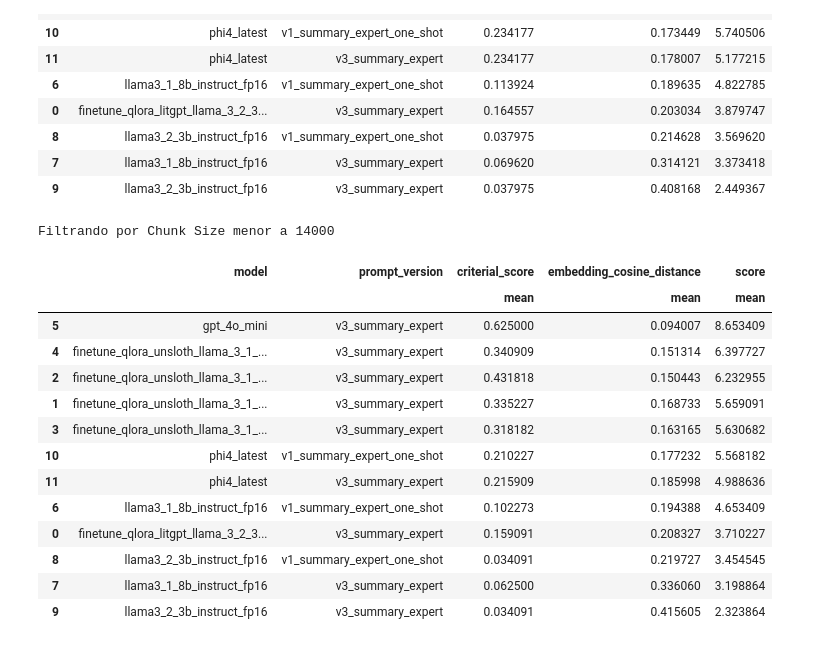
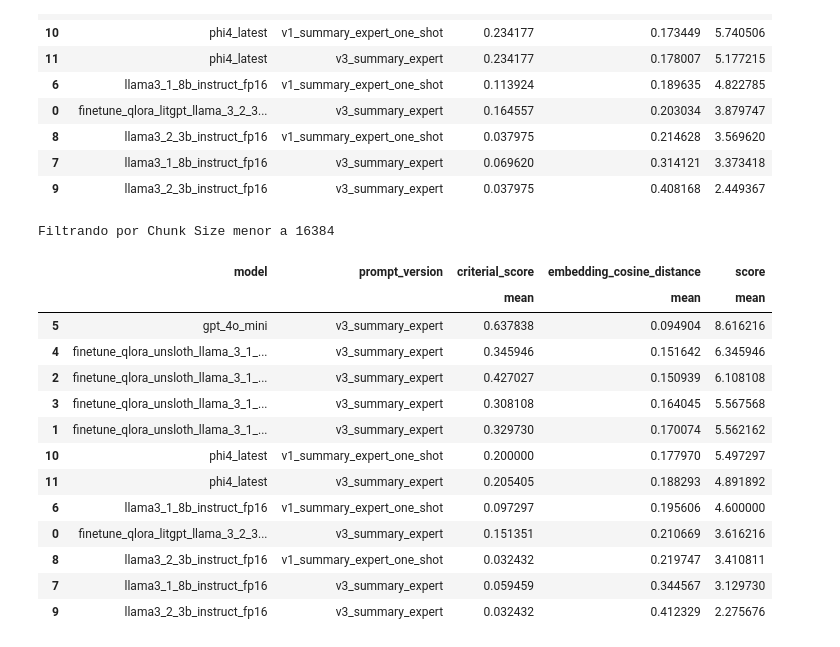
Before and after one commit to AndresR2909/poc-summary, a Jupyter notebook: notebooks/test_mlflow.ipynb, the cells around one changed output. Drawn from its saved outputs; the diff is of its cells as text; code cells hidden in the pictures.

```diff
--- a/notebooks/test_mlflow.ipynb
+++ b/notebooks/test_mlflow.ipynb
@@ -254,35 +254,35 @@ Filtrando por Chunk Size menor a 8192
 | 7 | llama3_1_8b_instruct_fp16 | v3_summary_expert | 0.069620 | 0.314121 | 3.373418 |
 | 9 | llama3_2_3b_instruct_fp16 | v3_summary_expert | 0.037975 | 0.408168 | 2.449367 |
 # %%
-context = 14000 # block_size=8192 or max_seq_length: 4096, # valor maximo promedio de los ultimos años sin canal USACRIPTOMONEDAS = 6000
+context = 8192*2 # block_size=8192 or max_seq_length: 4096, # valor maximo promedio de los ultimos años sin canal USACRIPTOMONEDAS = 6000
 # Filtrar y agrupar dataset por Chunk Size y Prompt, sacar promedio del resto de columnas
 print(f"Filtrando por Chunk Size menor a {context}")
 # Agrupar por 'model' y 'prompt_version' y calcular estadísticas agregadas
 df_grouped_1 = (
     df_joined[df_joined["slm_tokens"]<=context].drop(columns=["video_id", "channel_name","slm_tokens"])
     .groupby(["model", "prompt_version"])
      #.agg(['mean','median','std','min','max'])
     .agg(['mean'])
     .reset_index()
 )
 df_grouped_1 = df_grouped_1.sort_values(('score', 'mean'), ascending=False)
 df_grouped_1.to_csv(f"data/results/results_{context}.csv")
 # Para mostrar el contenido completo del DataFrame sin truncar columnas o filas
 with pd.option_context('display.max_rows', None, 'display.max_columns', None, 'display.width', None, 'display.max_colwidth', None):
     display(df_grouped_1)
 # %% [output]
-Filtrando por Chunk Size menor a 14000
+Filtrando por Chunk Size menor a 16384
 |  | model | prompt_version | criterial_score | embedding_cosine_distance | score |
 |  |  |  | mean | mean | mean |
-| 5 | gpt_4o_mini | v3_summary_expert | 0.625000 | 0.094007 | 8.653409 |
-| 4 | finetune_qlora_unsloth_llama_3_1_... | v3_summary_expert | 0.340909 | 0.151314 | 6.397727 |
-| 2 | finetune_qlora_unsloth_llama_3_1_... | v3_summary_expert | 0.431818 | 0.150443 | 6.232955 |
-| 1 | finetune_qlora_unsloth_llama_3_1_... | v3_summary_expert | 0.335227 | 0.168733 | 5.659091 |
-| 3 | finetune_qlora_unsloth_llama_3_1_... | v3_summary_expert | 0.318182 | 0.163165 | 5.630682 |
-| 10 | phi4_latest | v1_summary_expert_one_shot | 0.210227 | 0.177232 | 5.568182 |
-| 11 | phi4_latest | v3_summary_expert | 0.215909 | 0.185998 | 4.988636 |
-| 6 | llama3_1_8b_instruct_fp16 | v1_summary_expert_one_shot | 0.102273 | 0.194388 | 4.653409 |
-| 0 | finetune_qlora_litgpt_llama_3_2_3... | v3_summary_expert | 0.159091 | 0.208327 | 3.710227 |
-| 8 | llama3_2_3b_instruct_fp16 | v1_summary_expert_one_shot | 0.034091 | 0.219727 | 3.454545 |
-| 7 | llama3_1_8b_instruct_fp16 | v3_summary_expert | 0.062500 | 0.336060 | 3.198864 |
-| 9 | llama3_2_3b_instruct_fp16 | v3_summary_expert | 0.034091 | 0.415605 | 2.323864 |
+| 5 | gpt_4o_mini | v3_summary_expert | 0.637838 | 0.094904 | 8.616216 |
+| 4 | finetune_qlora_unsloth_llama_3_1_... | v3_summary_expert | 0.345946 | 0.151642 | 6.345946 |
+| 2 | finetune_qlora_unsloth_llama_3_1_... | v3_summary_expert | 0.427027 | 0.150939 | 6.108108 |
+| 3 | finetune_qlora_unsloth_llama_3_1_... | v3_summary_expert | 0.308108 | 0.164045 | 5.567568 |
+| 1 | finetune_qlora_unsloth_llama_3_1_... | v3_summary_expert | 0.329730 | 0.170074 | 5.562162 |
+| 10 | phi4_latest | v1_summary_expert_one_shot | 0.200000 | 0.177970 | 5.497297 |
+| 11 | phi4_latest | v3_summary_expert | 0.205405 | 0.188293 | 4.891892 |
+| 6 | llama3_1_8b_instruct_fp16 | v1_summary_expert_one_shot | 0.097297 | 0.195606 | 4.600000 |
+| 0 | finetune_qlora_litgpt_llama_3_2_3... | v3_summary_expert | 0.151351 | 0.210669 | 3.616216 |
+| 8 | llama3_2_3b_instruct_fp16 | v1_summary_expert_one_shot | 0.032432 | 0.219747 | 3.410811 |
+| 7 | llama3_1_8b_instruct_fp16 | v3_summary_expert | 0.059459 | 0.344567 | 3.129730 |
+| 9 | llama3_2_3b_instruct_fp16 | v3_summary_expert | 0.032432 | 0.412329 | 2.275676 |
```
Also changed, not shown: parts of 1 cell of this notebook, 6 other files.
